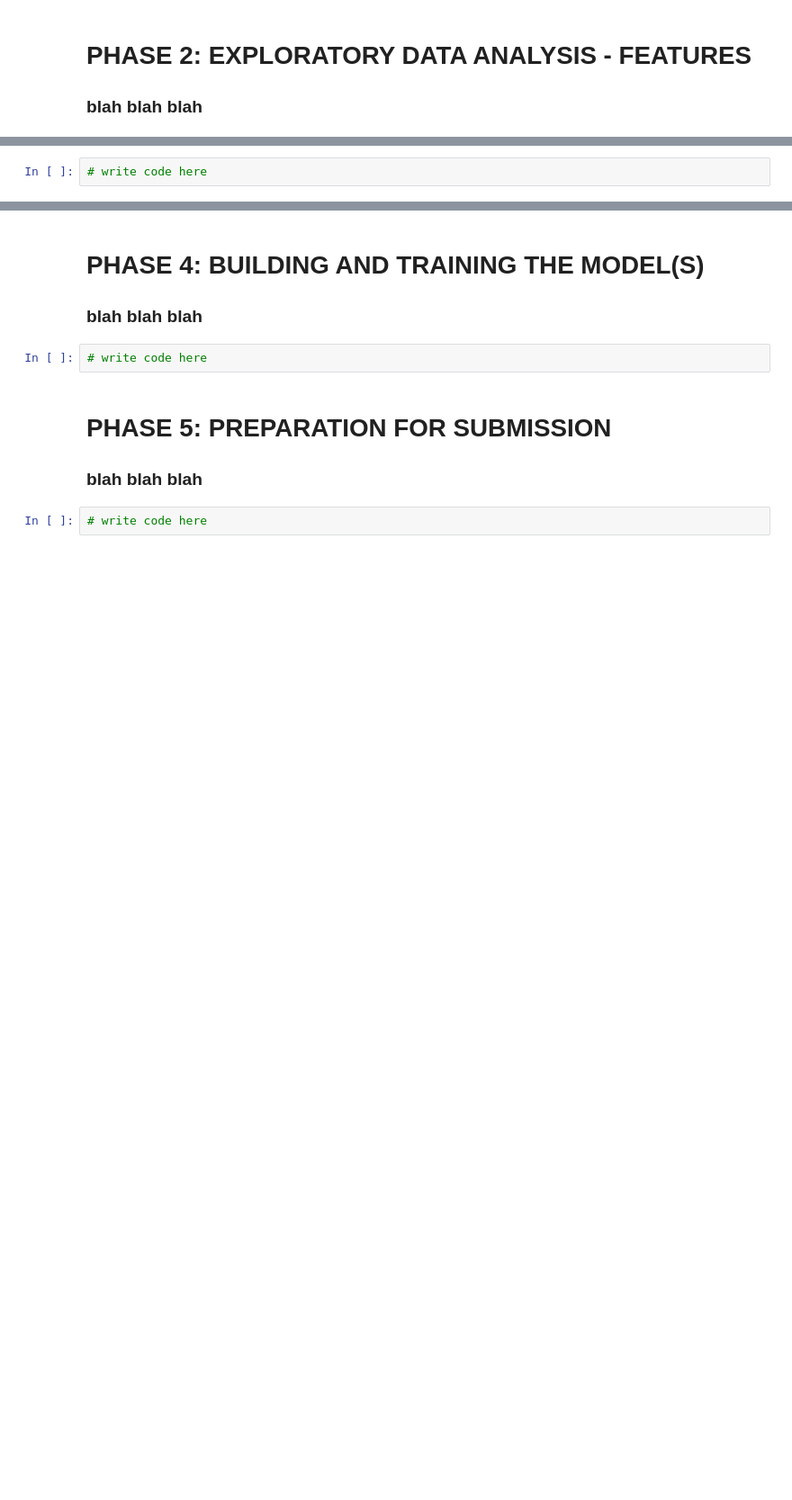
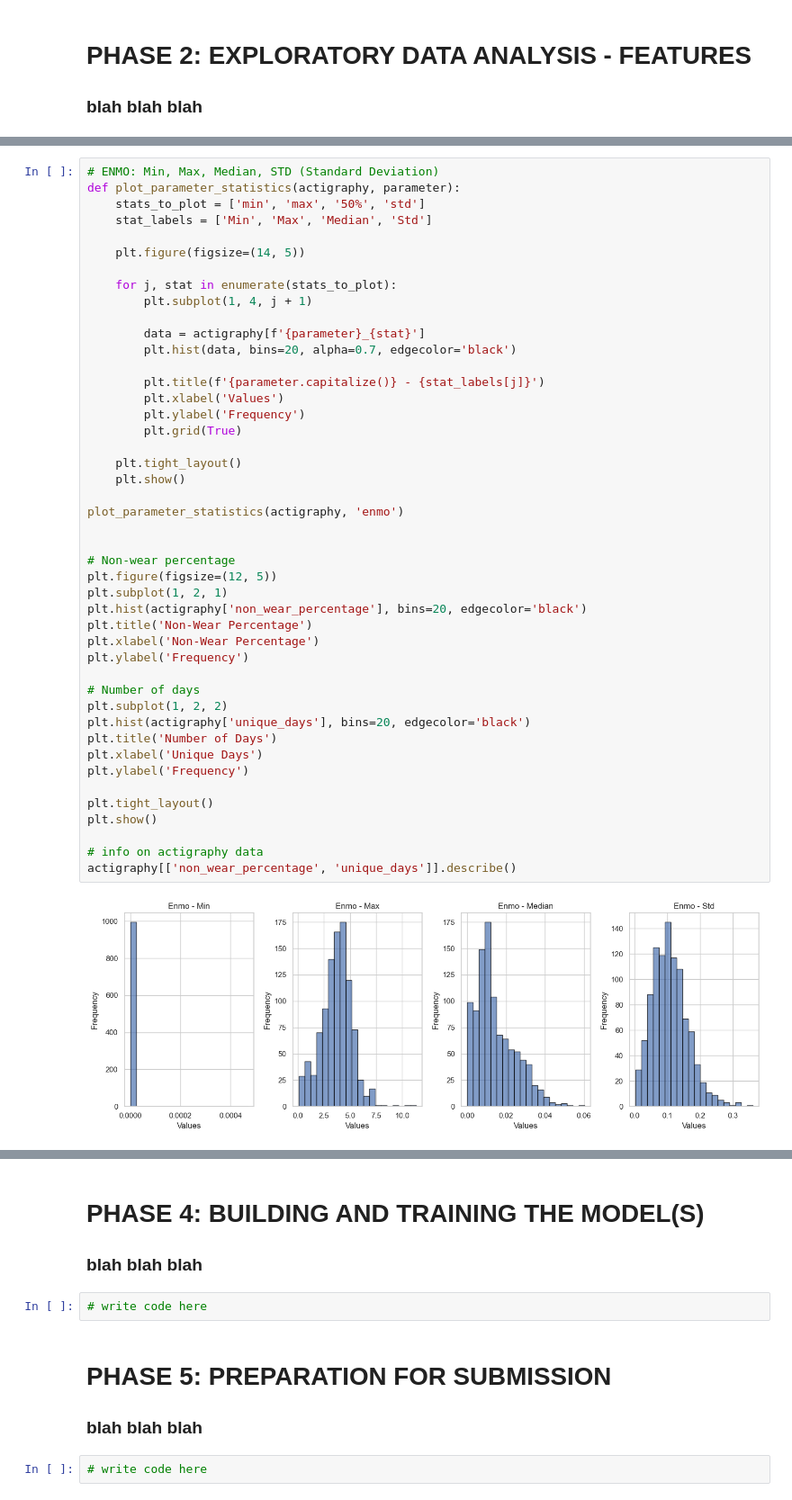
Before and after one commit to tomragus/CMI-PIU-Model, a Jupyter notebook: notebooks/CMI-PIU_notebook_draft.ipynb, the cells around one changed output, grey strips where cells are left out. Shown: that part at 90% size. Drawn from its saved outputs; the diff is of its cells as text; blank space fills up the shorter version.

```diff
--- a/notebooks/CMI-PIU_notebook_draft.ipynb
+++ b/notebooks/CMI-PIU_notebook_draft.ipynb
@@ -194,3 +209,48 @@ Duplicate rows: 0
 ### blah blah blah
 # %%
-# write code here
+# ENMO: Min, Max, Median, STD (Standard Deviation)
+def plot_parameter_statistics(actigraphy, parameter):
+    stats_to_plot = ['min', 'max', '50%', 'std']
+    stat_labels = ['Min', 'Max', 'Median', 'Std']
+
+    plt.figure(figsize=(14, 5))
+
+    for j, stat in enumerate(stats_to_plot):
+        plt.subplot(1, 4, j + 1)
+
+        data = actigraphy[f'{parameter}_{stat}']
+        plt.hist(data, bins=20, alpha=0.7, edgecolor='black')
+
+        plt.title(f'{parameter.capitalize()} - {stat_labels[j]}')
+        plt.xlabel('Values')
+        plt.ylabel('Frequency')
+        plt.grid(True)
+
+    plt.tight_layout()
+    plt.show()
+
+plot_parameter_statistics(actigraphy, 'enmo')
+
+
+# Non-wear percentage
+plt.figure(figsize=(12, 5))
+plt.subplot(1, 2, 1)
+plt.hist(actigraphy['non_wear_percentage'], bins=20, edgecolor='black')
+plt.title('Non-Wear Percentage')
+plt.xlabel('Non-Wear Percentage')
+plt.ylabel('Frequency')
+
+# Number of days
+plt.subplot(1, 2, 2)
+plt.hist(actigraphy['unique_days'], bins=20, edgecolor='black')
+plt.title('Number of Days')
+plt.xlabel('Unique Days')
+plt.ylabel('Frequency')
+
+plt.tight_layout()
+plt.show()
+
+# info on actigraphy data
+actigraphy[['non_wear_percentage', 'unique_days']].describe()
+# %% [output]
+[figure, added]
```
Also changed, not shown: parts of 4 cells of this notebook.
